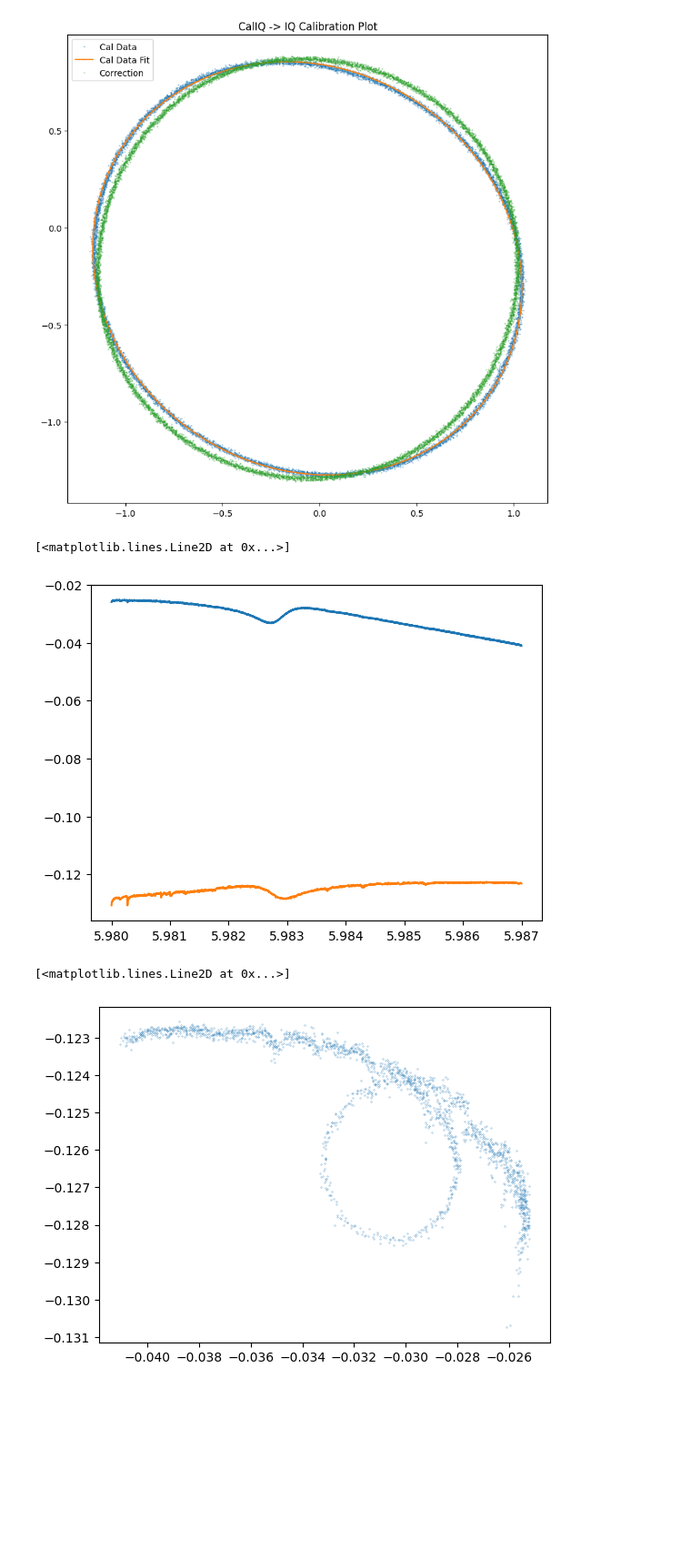
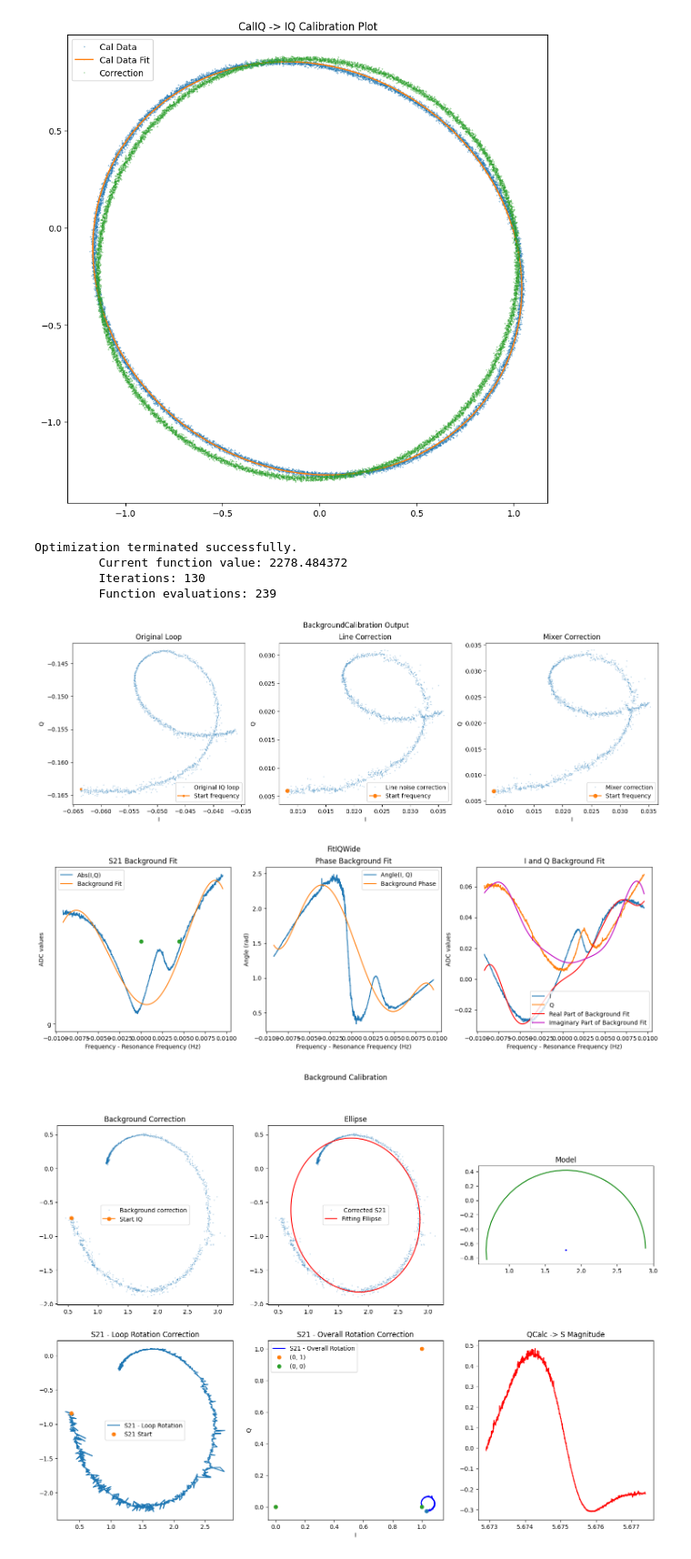
Before and after one commit to biqute/QTLab2223, a Jupyter notebook: SingleIRdetection/src/iqcorrection_src/new/try_and_catch.ipynb, the cells around one changed output. Shown at 91% size. Cells and saved outputs as stored; diff of their text form; code cells hidden in the pictures; blank space fills up the shorter version.

Commit message:
correction update

```diff
--- a/SingleIRdetection/src/iqcorrection_src/new/try_and_catch.ipynb
+++ b/SingleIRdetection/src/iqcorrection_src/new/try_and_catch.ipynb
@@ -59,15 +62,2 @@ logdata.extend([mixer.AI, mixer.AQ, mixer.I0, mixer.Q0, mixer.Amp])
 # %% [output]
 [figure]
-# %%
-from matplotlib import pyplot as plt
-
-plt.plot(data[:, 0], data[:, 1])
-plt.plot(data[:, 0], data[:, 2])
-# %% [output]
-[<matplotlib.lines.Line2D at 0x...>]
-[figure, removed]
-# %%
-plt.plot(data[:, 1], data[:, 2], '.', markersize = .4)
-# %% [output]
-[<matplotlib.lines.Line2D at 0x...>]
-[figure, removed]
@@ -77,0 +64,23 @@ s21corr =
+# %%
+#--------------------------------- Background Calibration -------------------------------------
+
+# We store the four different folders for IQ calibration in a variable
+iq_calibration_folders = FindIQCalibrationData(freq_num, iq_calibrations_path)
+iq_calibration_data_paths = SumStringsToStringArray(iq_calibrations_path, iq_calibration_folders, '/')
+
+# Now 'iq_calibration_data_paths' contains all the iq calibration folders names.
+# They are alphabetically ordered, and this will help us later on. We now correct for the IQ background
+
+# We choose a run for the BackgroundCalibration data
+background_calibration_run = 2
+[background, outx, outy, f, qtot, f0, qi, qc] = BackgroundCalibration(iq_calibration_data_paths, mixer, rowmin = 0, rowmax = 2000, run = background_calibration_run, ifplot = plot)
+
+#--------------------------------- Background Calibration -------------------------------------
+# %% [output]
+Optimization terminated successfully.
+         Current function value: 2278.484372
+         Iterations: 130
+         Function evaluations: 239
+[figure, added]
+[figure, added]
+[figure, added]
```
Also changed, not shown: parts of 4 cells of this notebook, 5 other files.
